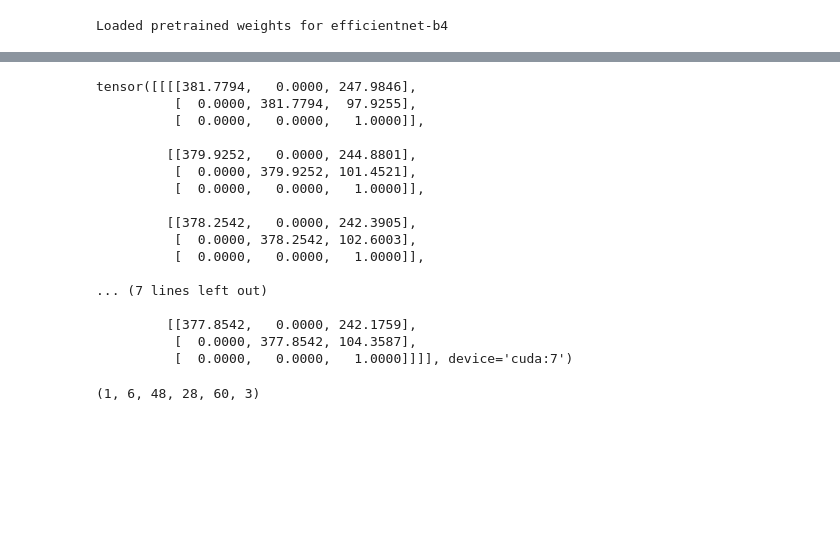
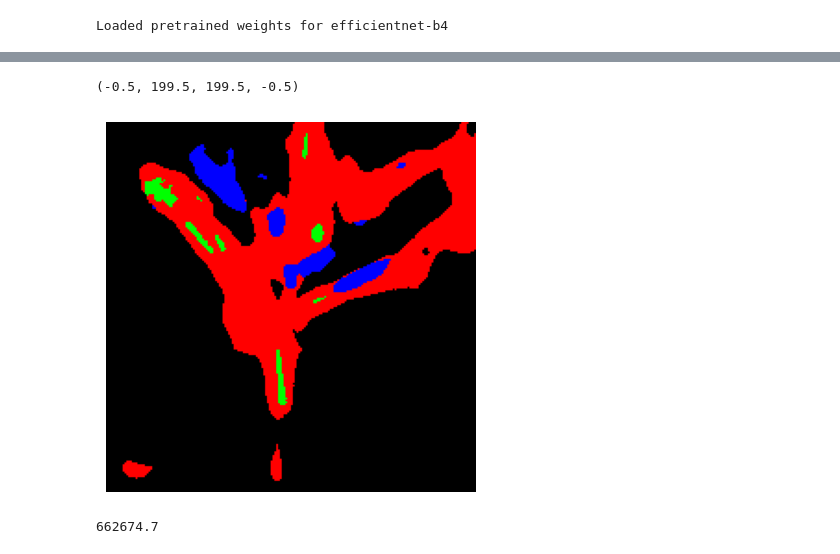
Before and after one commit to linlin-yu/ubev-UDMKDD, a Jupyter notebook: notebooks/test.ipynb, the cells around one changed output, grey strips where cells are left out. Saved outputs shown, nothing was run; the diff lists cells and outputs as text; code cells hidden in the pictures; blank space fills up the shorter version.

```diff
--- a/notebooks/test.ipynb
+++ b/notebooks/test.ipynb
@@ -52,23 +58,12 @@ extrinsics = extrinsics[None].to(7)
+# %%
+plt.imshow(map_rgb(preds[0]) / 255)
+plt.axis("off")
+# %% [output]
+(-0.5, 199.5, 199.5, -0.5)
+[figure, added]
 # %%
 pts = model.backbone.module.get_geometry(intrinsics, extrinsics).cpu().numpy()
-pts.shape
+np.sum(pts)
 # %% [output]
-tensor([[[[381.7794,   0.0000, 247.9846],
-          [  0.0000, 381.7794,  97.9255],
-          [  0.0000,   0.0000,   1.0000]],
-
-         [[379.9252,   0.0000, 244.8801],
-          [  0.0000, 379.9252, 101.4521],
-          [  0.0000,   0.0000,   1.0000]],
-
-         [[378.2542,   0.0000, 242.3905],
-          [  0.0000, 378.2542, 102.6003],
-          [  0.0000,   0.0000,   1.0000]],
-
-... (7 lines left out)
-
-         [[377.8542,   0.0000, 242.1759],
-          [  0.0000, 377.8542, 104.3587],
-          [  0.0000,   0.0000,   1.0000]]]], device='cuda:7')
+662674.7
-(1, 6, 48, 28, 60, 3)
 # %%
```
Also changed, not shown: parts of 10 cells of this notebook, 24 other files.
